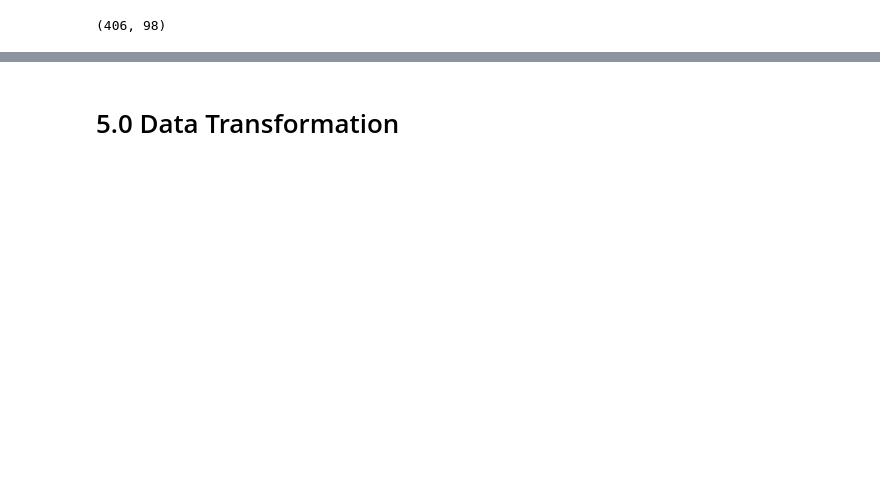
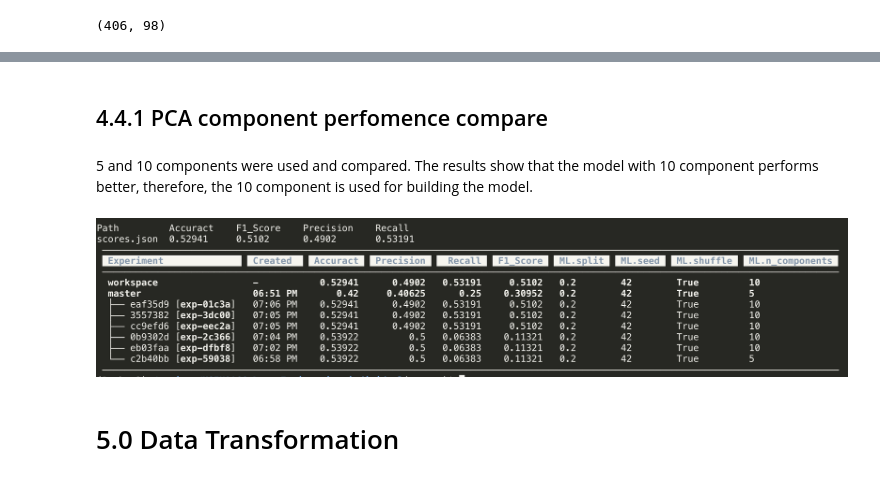
Before and after one commit to Haiyun-Zou/MSIN0166_Data_Engineering_individual, a Jupyter notebook: MSIN0166_Data_Engineering_Individual_Assignment.ipynb, the cells around one changed output, grey strips where cells are left out. Saved outputs shown, nothing was run; the diff lists cells and outputs as text; code cells hidden in the pictures; blank space fills up the shorter version.

```diff
--- a/MSIN0166_Data_Engineering_Individual_Assignment.ipynb
+++ b/MSIN0166_Data_Engineering_Individual_Assignment.ipynb
@@ -793,5 +842,13 @@ import json
 # write the metrics into the scores.json file
 with open('/project/MSIN0166_Data_Engineering_individual/scores.json', "w") as fd:
     json.dump({"Accuract":acc , 'Precision':precision, 'Recall': recall, 'F1_Score':2*((precision * recall)/(precision + recall))}, fd, indent=4)
+# %% [markdown]
+## 4.4.1 PCA component perfomence compare
+# %% [markdown]
+5 and 10 components were used and compared. The results show that the model with 10 component performs better, therefore, the 10 component is used for building the model.
+# %%
+Image("/project/MSIN0166_Data_Engineering_individual/graphs/pca_compare.png", width = 900)
+# %% [output]
+[figure, added]
 # %% [markdown]
 # 5.0 Data Transformation
```
Also changed, not shown: parts of 99 cells of this notebook, 3 other files.
